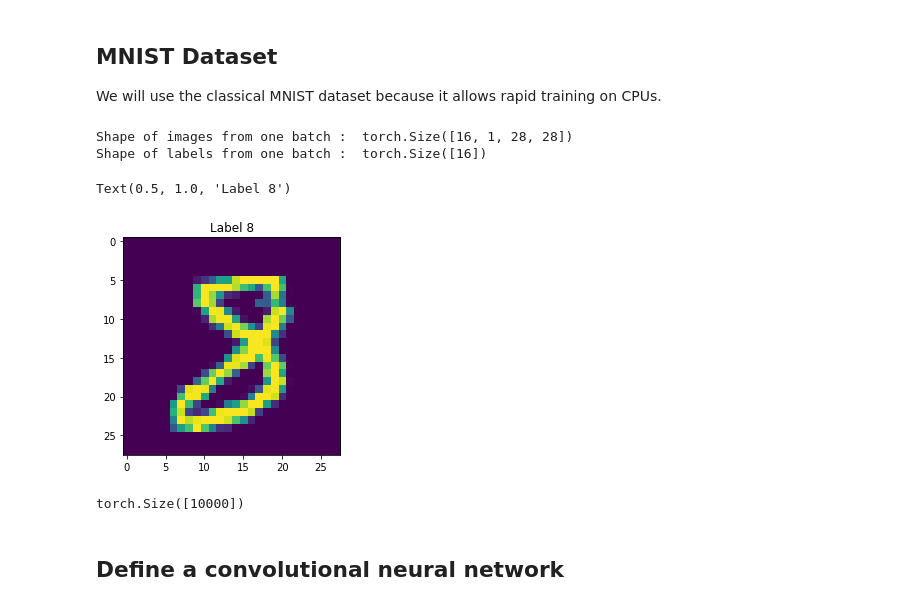
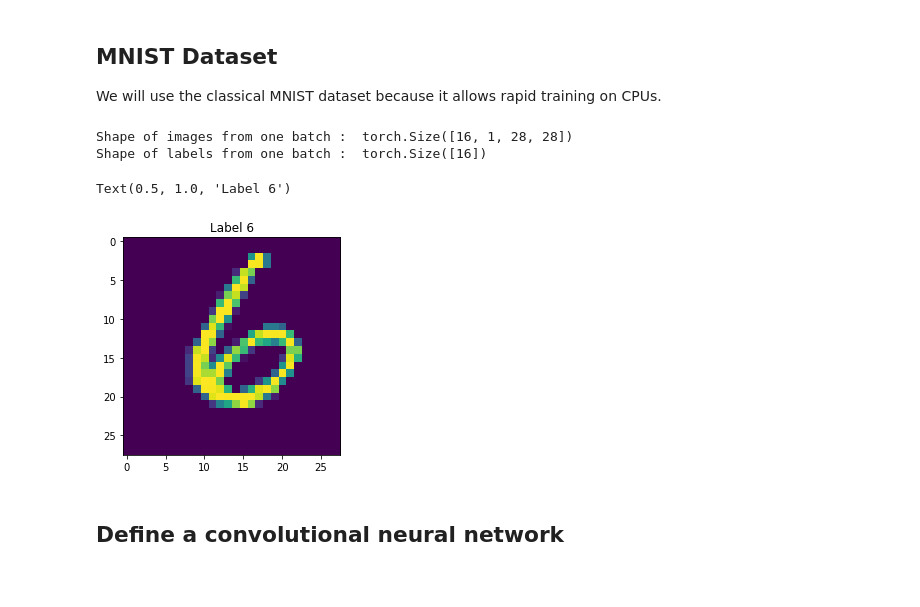
Before and after one commit to gyyang/nn-brain, a Jupyter notebook: ConvolutionalNetwork.ipynb, the cells around one changed output. Saved outputs shown, nothing was run; the diff lists cells and outputs as text; code cells hidden in the pictures.

```diff
--- a/ConvolutionalNetwork.ipynb
+++ b/ConvolutionalNetwork.ipynb
@@ -30,22 +30,18 @@ test_loader = torch.utils.data.DataLoader(testset, batch_size=256, shuffle=True)
 # %%
 # Visualize an image from the dataset
 for i, data in enumerate(train_loader):
     images, labels = data
     break
-print('Shape of images from one batch : ', image.shape)
-print('Shape of labels from one batch : ', label.shape)
+print('Shape of images from one batch : ', images.shape)
+print('Shape of labels from one batch : ', labels.shape)
 
-plt.imshow(image[0, 0])
-plt.title('Label {}'.format(label[0]))
+plt.imshow(images[0, 0])
+plt.title('Label {}'.format(labels[0]))
 # %% [output]
 Shape of images from one batch :  torch.Size([16, 1, 28, 28])
 Shape of labels from one batch :  torch.Size([16])
-Text(0.5, 1.0, 'Label 8')
+Text(0.5, 1.0, 'Label 6')
-[figure, old version]
+[figure, new version]
-# %%
-testset.targets.shape
-# %% [output]
-torch.Size([10000])
 # %% [markdown]
 ## Define a convolutional neural network
 # %%
```
Also changed, not shown: parts of 12 cells of this notebook.
